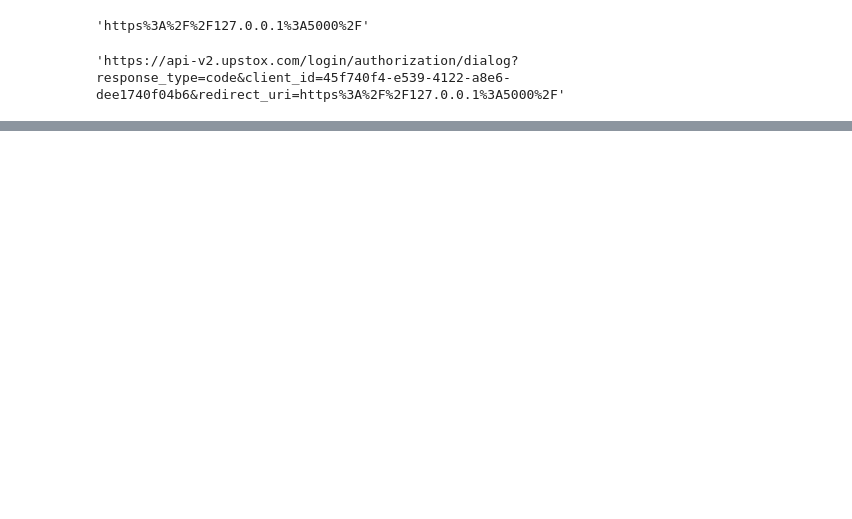
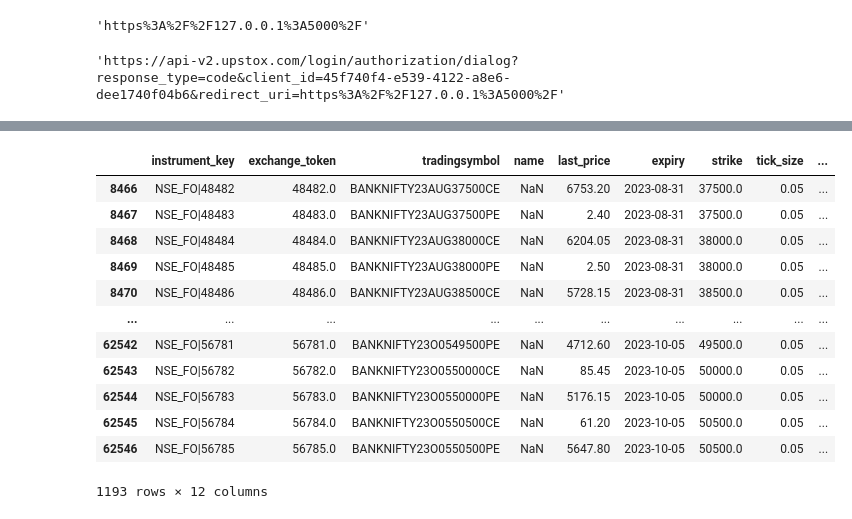
Before and after one commit to san39/Algos, a Jupyter notebook: upstoxLogin.ipynb, the cells around one changed output, grey strips where cells are left out. Drawn from its saved outputs; the diff is of its cells as text; code cells hidden in the pictures; blank space fills up the shorter version.

```diff
--- a/upstoxLogin.ipynb
+++ b/upstoxLogin.ipynb
@@ -51,0 +102,17 @@ json_response
+# %%
+niftyDf = symboldf[(symboldf.instrument_type == 'OPTIDX') & (symboldf.tradingsymbol.str.startswith('BANKNIFTY')) &  (symboldf.exchange == 'NSE_FO')]
+niftyDf
+# %% [output]
+|  | instrument_key | exchange_token | tradingsymbol | name | last_price | expiry | strike | tick_size | ... |
+| 8466 | NSE_FO|48482 | 48482.0 | BANKNIFTY23AUG37500CE | NaN | 6753.20 | 2023-08-31 | 37500.0 | 0.05 | ... |
+| 8467 | NSE_FO|48483 | 48483.0 | BANKNIFTY23AUG37500PE | NaN | 2.40 | 2023-08-31 | 37500.0 | 0.05 | ... |
+| 8468 | NSE_FO|48484 | 48484.0 | BANKNIFTY23AUG38000CE | NaN | 6204.05 | 2023-08-31 | 38000.0 | 0.05 | ... |
+| 8469 | NSE_FO|48485 | 48485.0 | BANKNIFTY23AUG38000PE | NaN | 2.50 | 2023-08-31 | 38000.0 | 0.05 | ... |
+| 8470 | NSE_FO|48486 | 48486.0 | BANKNIFTY23AUG38500CE | NaN | 5728.15 | 2023-08-31 | 38500.0 | 0.05 | ... |
+| ... | ... | ... | ... | ... | ... | ... | ... | ... | ... |
+| 62542 | NSE_FO|56781 | 56781.0 | BANKNIFTY23O0549500PE | NaN | 4712.60 | 2023-10-05 | 49500.0 | 0.05 | ... |
+| 62543 | NSE_FO|56782 | 56782.0 | BANKNIFTY23O0550000CE | NaN | 85.45 | 2023-10-05 | 50000.0 | 0.05 | ... |
+| 62544 | NSE_FO|56783 | 56783.0 | BANKNIFTY23O0550000PE | NaN | 5176.15 | 2023-10-05 | 50000.0 | 0.05 | ... |
+| 62545 | NSE_FO|56784 | 56784.0 | BANKNIFTY23O0550500CE | NaN | 61.20 | 2023-10-05 | 50500.0 | 0.05 | ... |
+| 62546 | NSE_FO|56785 | 56785.0 | BANKNIFTY23O0550500PE | NaN | 5647.80 | 2023-10-05 | 50500.0 | 0.05 | ... |
+1193 rows × 12 columns
```
Also changed, not shown: parts of 13 cells of this notebook.
